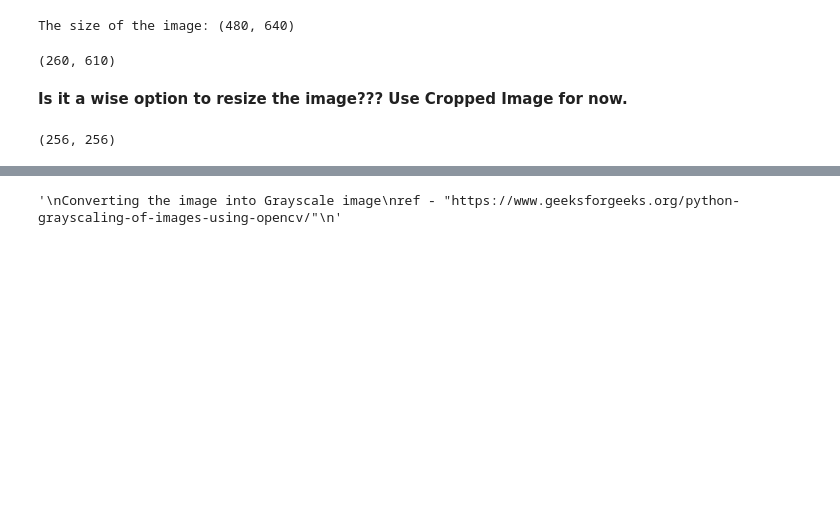
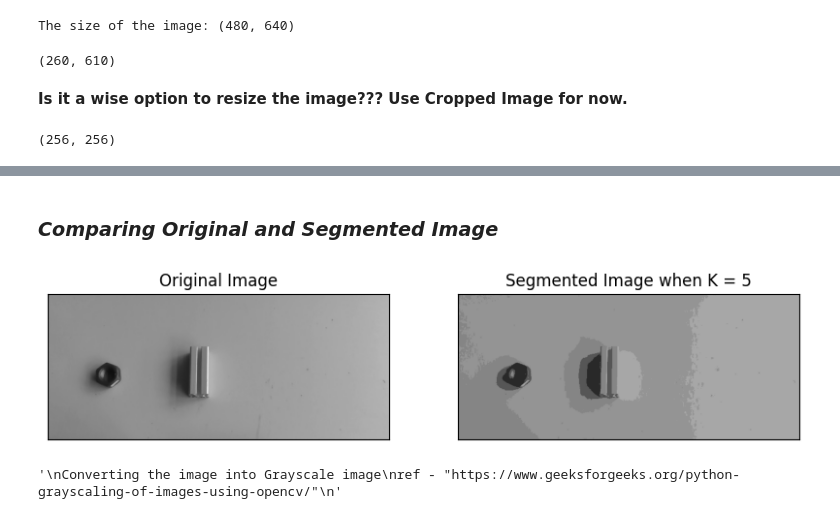
Before and after one commit to Akhilan-xd/Empty_-_Detection_ML, a Jupyter notebook: src/empty.ipynb, the cells around one changed output, grey strips where cells are left out. Saved outputs shown, nothing was run; the diff lists cells and outputs as text; code cells hidden in the pictures; blank space fills up the shorter version.

```diff
--- a/src/empty.ipynb
+++ b/src/empty.ipynb
@@ -59,3 +133,15 @@ cv2.destroyAllWindows()
+# %% [markdown]
+### _Comparing Original and Segmented Image_
+# %%
+figure_size = 10
+plt.figure(figsize=(figure_size,figure_size))
+plt.subplot(1, 2, 1),plt.imshow(img)
+plt.title('Original Image'), plt.xticks([]), plt.yticks([])
+plt.subplot(1, 2, 2),plt.imshow(result_image)
+plt.title('Segmented Image when K = %i' % K), plt.xticks([]), plt.yticks([])
+plt.show()
+# %% [output]
+[figure, added]
 # %%
 # This cell is not required to run as, conversion of the RBG to black is alreadu taken care in the above cell
 
```
Also changed, not shown: parts of 8 cells of this notebook, 1 other file.
